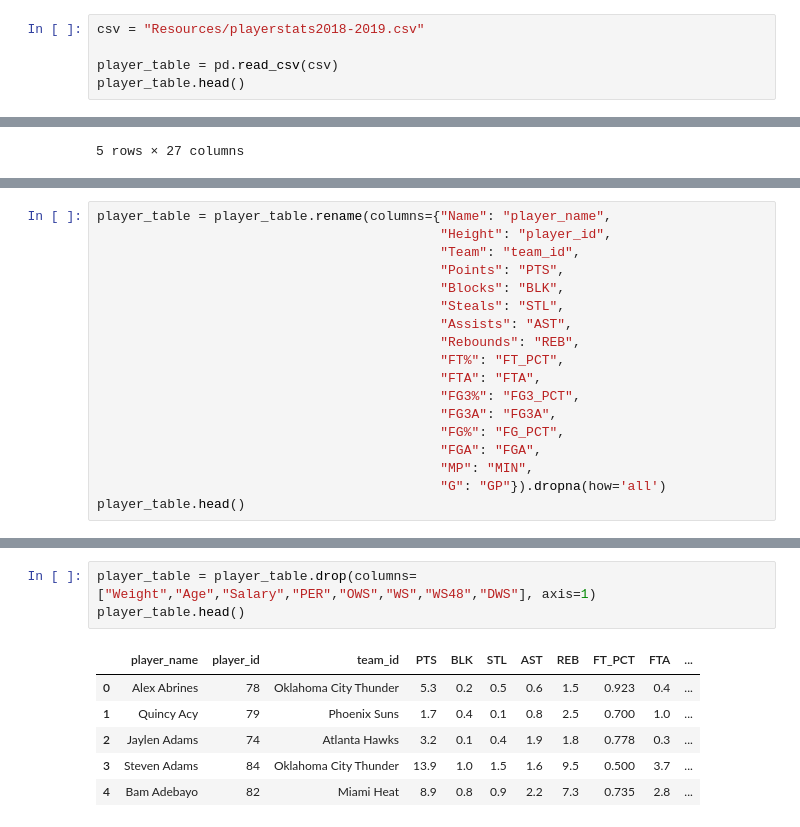
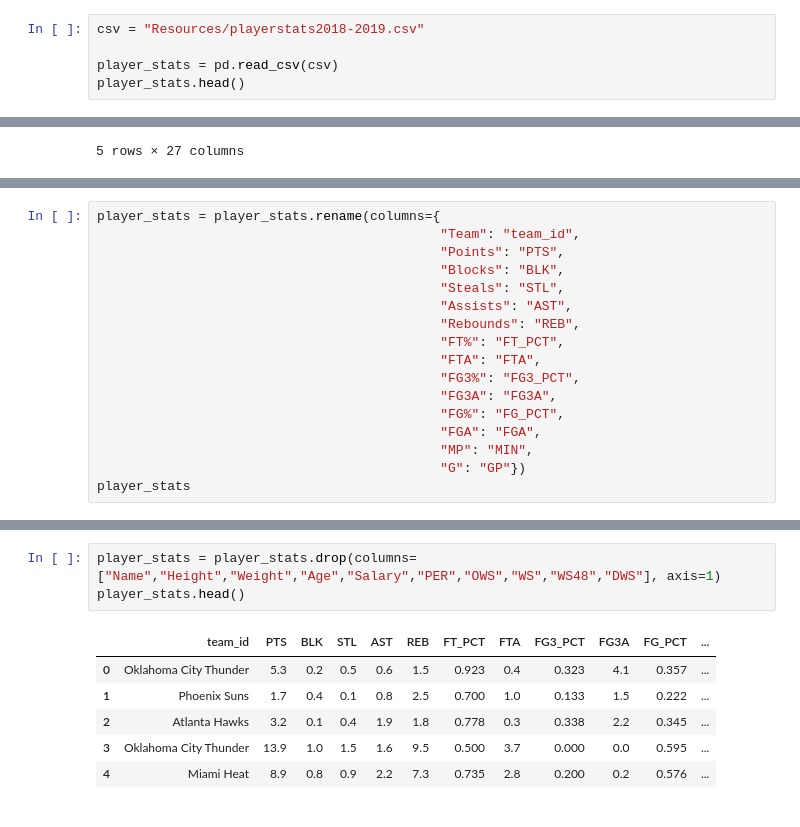
Before and after one commit to jnnhuynh-web/Team-4---Project-2---ETL---NBA, a Jupyter notebook: player stats - from csv.ipynb, the cells around one changed output, grey strips where cells are left out. Saved outputs shown, nothing was run; the diff lists cells and outputs as text.

```diff
--- a/player stats - from csv.ipynb
+++ b/player stats - from csv.ipynb
@@ -3,8 +4,8 @@ import pandas as pd
 # %%
 csv = "Resources/playerstats2018-2019.csv"
 
-player_table = pd.read_csv(csv)
-player_table.head()
+player_stats = pd.read_csv(csv)
+player_stats.head()
 # %% [output]
 |  | Name | Height | Weight | Team | Age | Salary | Points | Blocks | Steals | Assists | ... | ... |
 | 0 | Alex Abrines | 78 | 200 | Oklahoma City Thunder | 25 | 5455236 | 5.3 | 0.2 | 0.5 | 0.6 | ... | ... |
@@ -22,8 +23,7 @@ Index(['Name', 'Height', 'Weight', 'Team', 'Age', 'Salary', 'Points', 'Blocks',
        'VORP'],
       dtype='object')
 # %%
-player_table = player_table.rename(columns={"Name": "player_name",
-                                            "Height": "player_id",
+player_stats = player_stats.rename(columns={
                                             "Team": "team_id",
                                             "Points": "PTS",
                                             "Blocks": "BLK",
@@ -37,6 +37,6 @@ player_table = player_table.rename(columns={"Name": "player_name",
                                             "FG%": "FG_PCT",
                                             "FGA": "FGA",
                                             "MP": "MIN",
-                                            "G": "GP"}).dropna(how='all')
-player_table.head()
+                                            "G": "GP"})
+player_stats
 # %% [output]
@@ -58,10 +61,10 @@ Index(['player_name', 'player_id', 'Weight', 'team_id', 'Age', 'Salary', 'PTS',
 # %%
-player_table = player_table.drop(columns=["Weight","Age","Salary","PER","OWS","WS","WS48","DWS"], axis=1)
-player_table.head()
+player_stats = player_stats.drop(columns=["Name","Height","Weight","Age","Salary","PER","OWS","WS","WS48","DWS"], axis=1)
+player_stats.head()
 # %% [output]
-|  | player_name | player_id | team_id | PTS | BLK | STL | AST | REB | FT_PCT | FTA | ... |
-| 0 | Alex Abrines | 78 | Oklahoma City Thunder | 5.3 | 0.2 | 0.5 | 0.6 | 1.5 | 0.923 | 0.4 | ... |
-| 1 | Quincy Acy | 79 | Phoenix Suns | 1.7 | 0.4 | 0.1 | 0.8 | 2.5 | 0.700 | 1.0 | ... |
-| 2 | Jaylen Adams | 74 | Atlanta Hawks | 3.2 | 0.1 | 0.4 | 1.9 | 1.8 | 0.778 | 0.3 | ... |
-| 3 | Steven Adams | 84 | Oklahoma City Thunder | 13.9 | 1.0 | 1.5 | 1.6 | 9.5 | 0.500 | 3.7 | ... |
-| 4 | Bam Adebayo | 82 | Miami Heat | 8.9 | 0.8 | 0.9 | 2.2 | 7.3 | 0.735 | 2.8 | ... |
+|  | team_id | PTS | BLK | STL | AST | REB | FT_PCT | FTA | FG3_PCT | FG3A | FG_PCT | ... |
+| 0 | Oklahoma City Thunder | 5.3 | 0.2 | 0.5 | 0.6 | 1.5 | 0.923 | 0.4 | 0.323 | 4.1 | 0.357 | ... |
+| 1 | Phoenix Suns | 1.7 | 0.4 | 0.1 | 0.8 | 2.5 | 0.700 | 1.0 | 0.133 | 1.5 | 0.222 | ... |
+| 2 | Atlanta Hawks | 3.2 | 0.1 | 0.4 | 1.9 | 1.8 | 0.778 | 0.3 | 0.338 | 2.2 | 0.345 | ... |
+| 3 | Oklahoma City Thunder | 13.9 | 1.0 | 1.5 | 1.6 | 9.5 | 0.500 | 3.7 | 0.000 | 0.0 | 0.595 | ... |
+| 4 | Miami Heat | 8.9 | 0.8 | 0.9 | 2.2 | 7.3 | 0.735 | 2.8 | 0.200 | 0.2 | 0.576 | ... |
```
Also changed, not shown: parts of 17 cells of this notebook, 2 other files.
